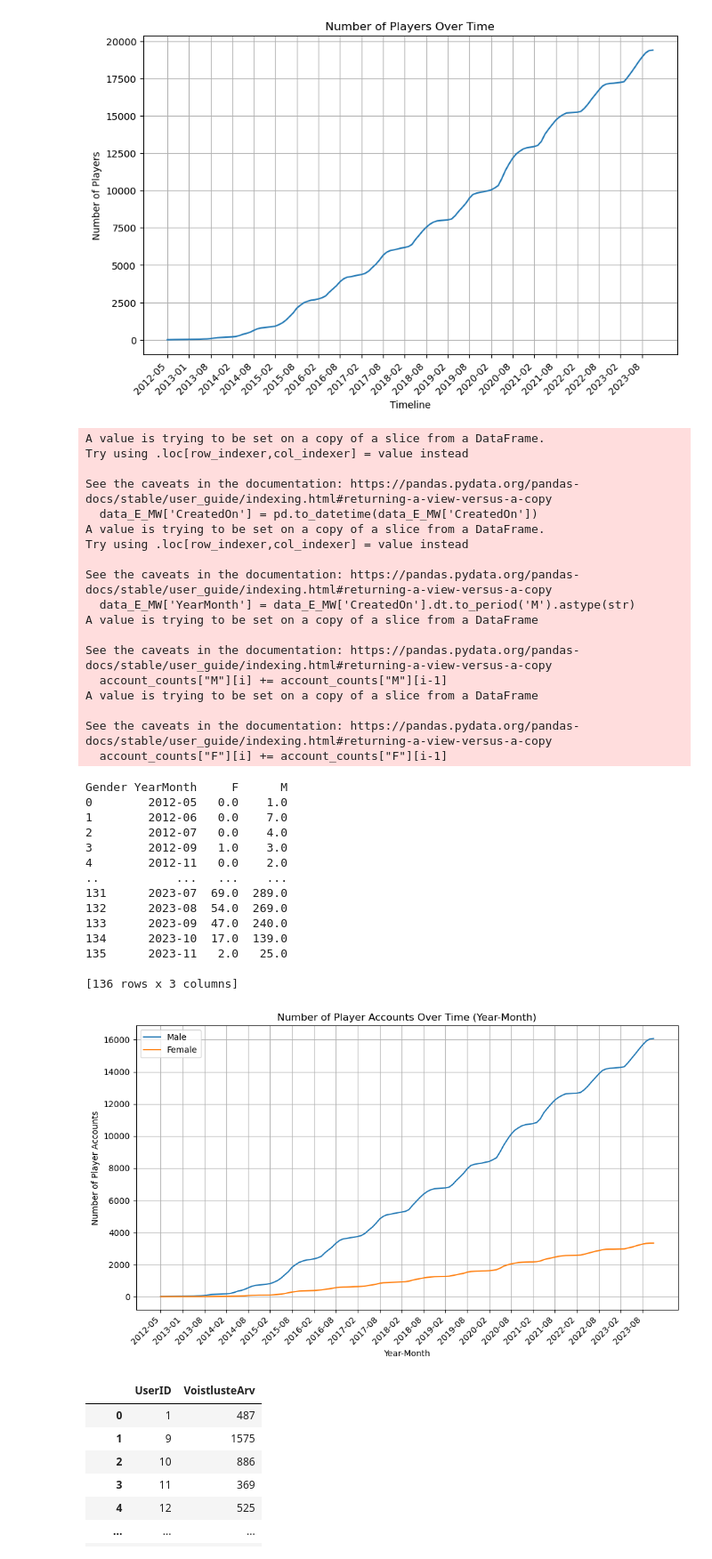
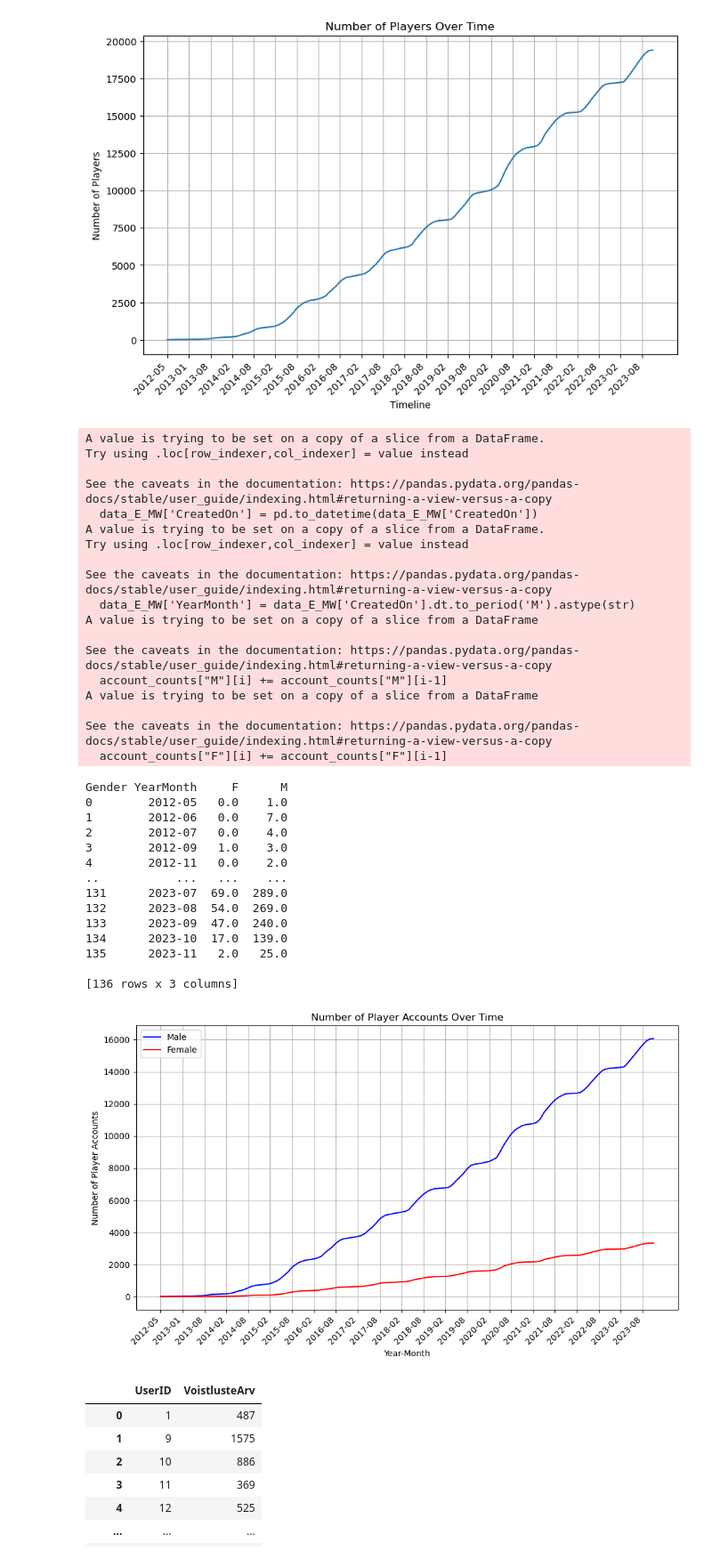
Before and after one commit to Karmosav/discgolf-data, a Jupyter notebook: golf.ipynb, the cells around one changed output. Shown: that part at 89% size. Saved outputs shown, nothing was run; the diff lists cells and outputs as text; code cells hidden in the pictures.

```diff
--- a/golf.ipynb
+++ b/golf.ipynb
@@ -118,8 +118,8 @@ for i in range(1,len(account_counts)):
     account_counts["F"][i] += account_counts["F"][i-1]
 
 plt.figure(figsize=(10, 6))
-plt.plot(account_counts['YearMonth'], account_counts['M'],  label='Male')
-plt.plot(account_counts['YearMonth'], account_counts['F'],  label='Female')
+plt.plot(account_counts['YearMonth'], account_counts['M'],  label='Male', color ='blue')
+plt.plot(account_counts['YearMonth'], account_counts['F'],  label='Female', color = 'red')
 
 plt.title('Number of Player Accounts Over Time')
 plt.xlabel('Year-Month')
@@ -139,34 +139,34 @@ Try using .loc[row_indexer,col_indexer] = value instead
 
 See the caveats in the documentation: https://pandas.pydata.org/pandas-docs/stable/user_guide/indexing.html#returning-a-view-versus-a-copy
   data_E_MW['CreatedOn'] = pd.to_datetime(data_E_MW['CreatedOn'])
 A value is trying to be set on a copy of a slice from a DataFrame.
 Try using .loc[row_indexer,col_indexer] = value instead
 
 See the caveats in the documentation: https://pandas.pydata.org/pandas-docs/stable/user_guide/indexing.html#returning-a-view-versus-a-copy
   data_E_MW['YearMonth'] = data_E_MW['CreatedOn'].dt.to_period('M').astype(str)
 A value is trying to be set on a copy of a slice from a DataFrame
 
 See the caveats in the documentation: https://pandas.pydata.org/pandas-docs/stable/user_guide/indexing.html#returning-a-view-versus-a-copy
   account_counts["M"][i] += account_counts["M"][i-1]
 A value is trying to be set on a copy of a slice from a DataFrame
 
 See the caveats in the documentation: https://pandas.pydata.org/pandas-docs/stable/user_guide/indexing.html#returning-a-view-versus-a-copy
   account_counts["F"][i] += account_counts["F"][i-1]
 Gender YearMonth     F      M
 0        2012-05   0.0    1.0
 1        2012-06   0.0    7.0
 2        2012-07   0.0    4.0
 3        2012-09   1.0    3.0
 4        2012-11   0.0    2.0
 ..           ...   ...    ...
 131      2023-07  69.0  289.0
 132      2023-08  54.0  269.0
 133      2023-09  47.0  240.0
 134      2023-10  17.0  139.0
 135      2023-11   2.0   25.0
 
 [136 rows x 3 columns]
-[figure, old version]
+[figure, new version]
 # %%
 voistlused = pd.read_csv("voistluste_arv.csv")
 voistlused
```
Also changed, not shown: parts of 7 cells of this notebook.
